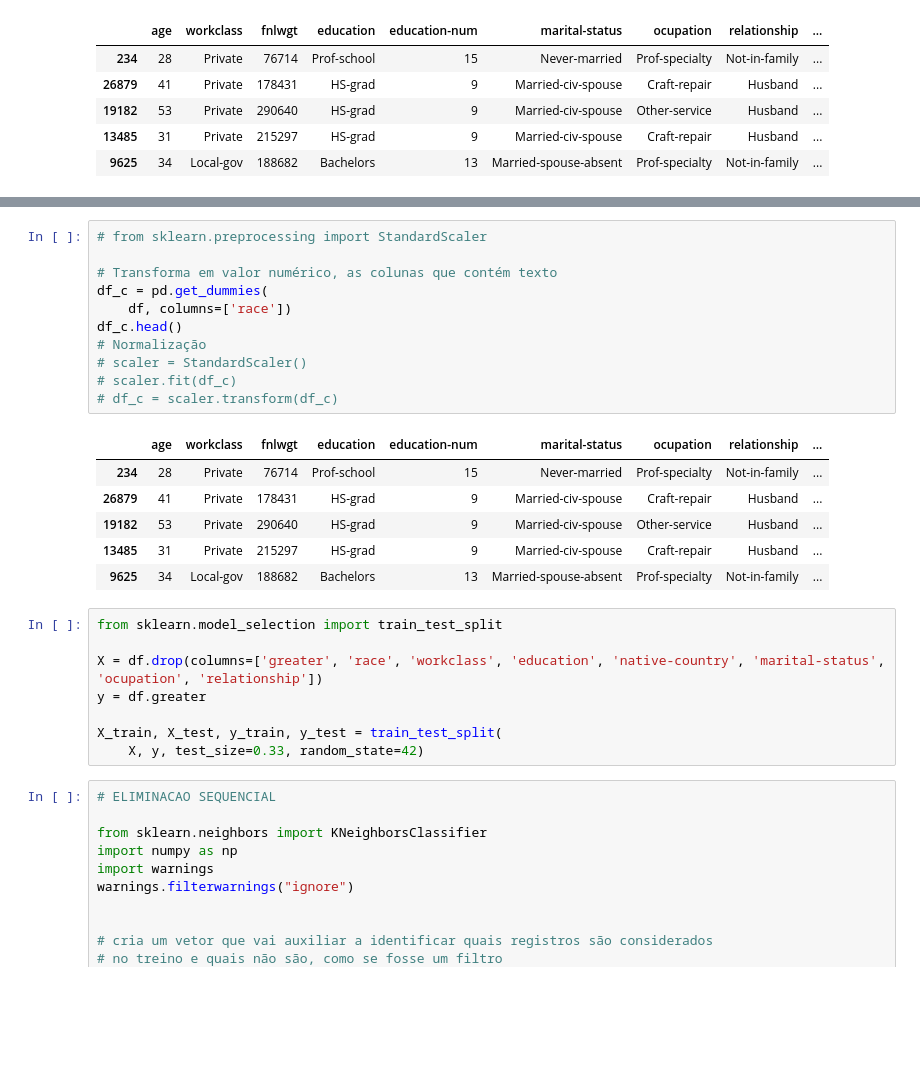
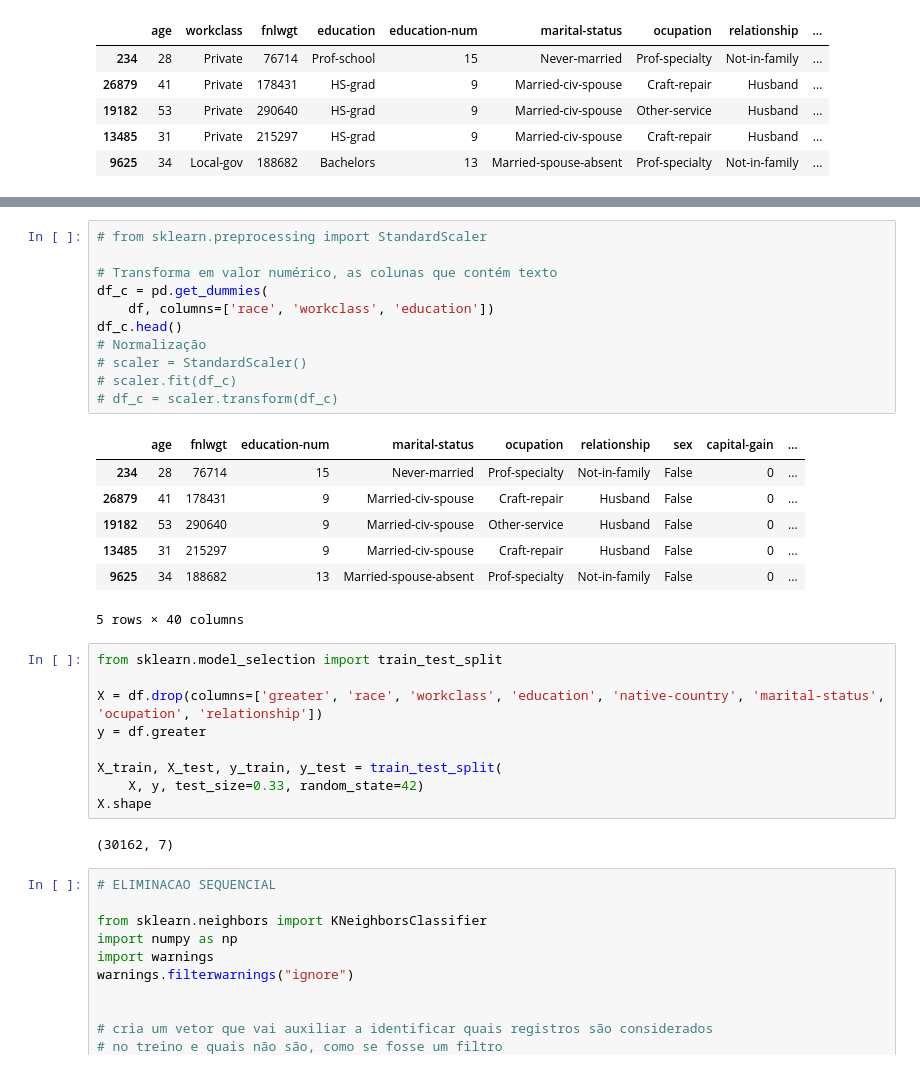
Before and after one commit to LucasFlaquer/ac2-projeto-ic, a Jupyter notebook: projeto.ipynb, the cells around one changed output, grey strips where cells are left out. Cells and saved outputs as stored; diff of their text form; blank space fills up the shorter version.

```diff
--- a/projeto.ipynb
+++ b/projeto.ipynb
@@ -163,21 +182,22 @@ print(teste.shape)
 # %%
 # from sklearn.preprocessing import StandardScaler
 
 # Transforma em valor numérico, as colunas que contém texto
 df_c = pd.get_dummies(
-    df, columns=['race'])
+    df, columns=['race', 'workclass', 'education'])
 df_c.head()
 # Normalização
 # scaler = StandardScaler()
 # scaler.fit(df_c)
 # df_c = scaler.transform(df_c)
 # %% [output]
-|  | age | workclass | fnlwgt | education | education-num | marital-status | ocupation | relationship | ... |
-| 234 | 28 | Private | 76714 | Prof-school | 15 | Never-married | Prof-specialty | Not-in-family | ... |
-| 26879 | 41 | Private | 178431 | HS-grad | 9 | Married-civ-spouse | Craft-repair | Husband | ... |
-| 19182 | 53 | Private | 290640 | HS-grad | 9 | Married-civ-spouse | Other-service | Husband | ... |
-| 13485 | 31 | Private | 215297 | HS-grad | 9 | Married-civ-spouse | Craft-repair | Husband | ... |
-| 9625 | 34 | Local-gov | 188682 | Bachelors | 13 | Married-spouse-absent | Prof-specialty | Not-in-family | ... |
+|  | age | fnlwgt | education-num | marital-status | ocupation | relationship | sex | capital-gain | ... |
+| 234 | 28 | 76714 | 15 | Never-married | Prof-specialty | Not-in-family | False | 0 | ... |
+| 26879 | 41 | 178431 | 9 | Married-civ-spouse | Craft-repair | Husband | False | 0 | ... |
+| 19182 | 53 | 290640 | 9 | Married-civ-spouse | Other-service | Husband | False | 0 | ... |
+| 13485 | 31 | 215297 | 9 | Married-civ-spouse | Craft-repair | Husband | False | 0 | ... |
+| 9625 | 34 | 188682 | 13 | Married-spouse-absent | Prof-specialty | Not-in-family | False | 0 | ... |
+5 rows × 40 columns
 # %%
 from sklearn.model_selection import train_test_split
 
@@ -186,6 +206,9 @@ y = df.greater
 
 X_train, X_test, y_train, y_test = train_test_split(
     X, y, test_size=0.33, random_state=42)
+X.shape
+# %% [output]
+(30162, 7)
 # %%
 # ELIMINACAO SEQUENCIAL
 
```
Also changed, not shown: parts of 4 cells of this notebook, 1 other file.
